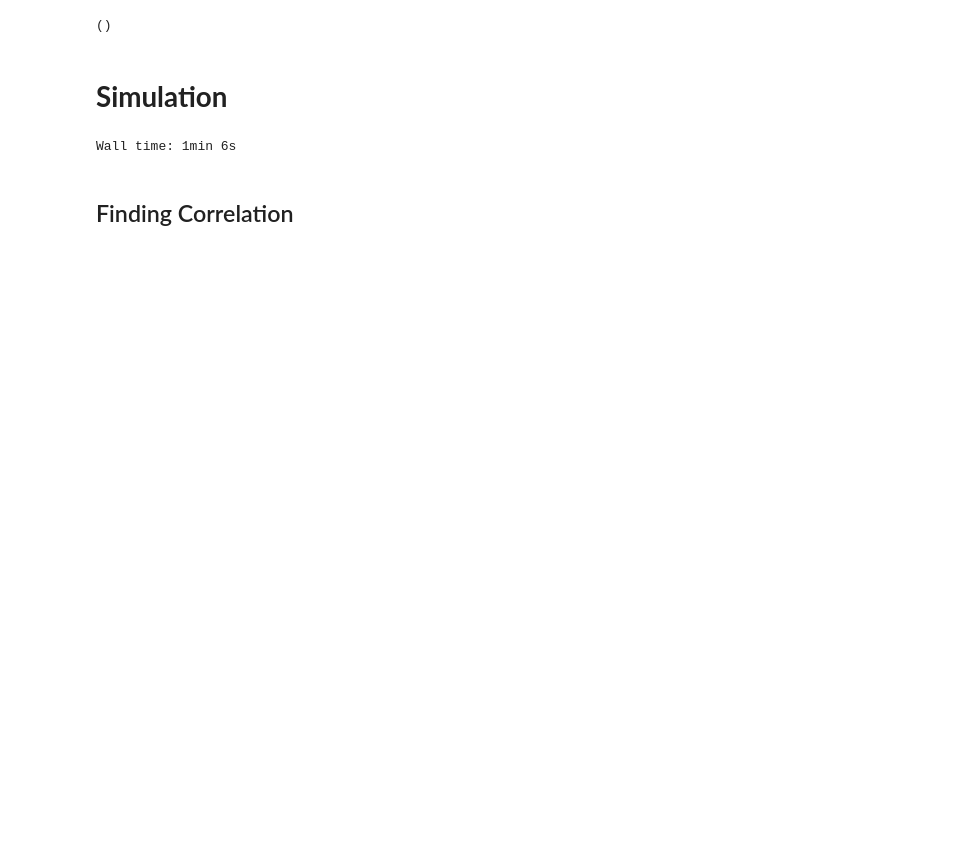
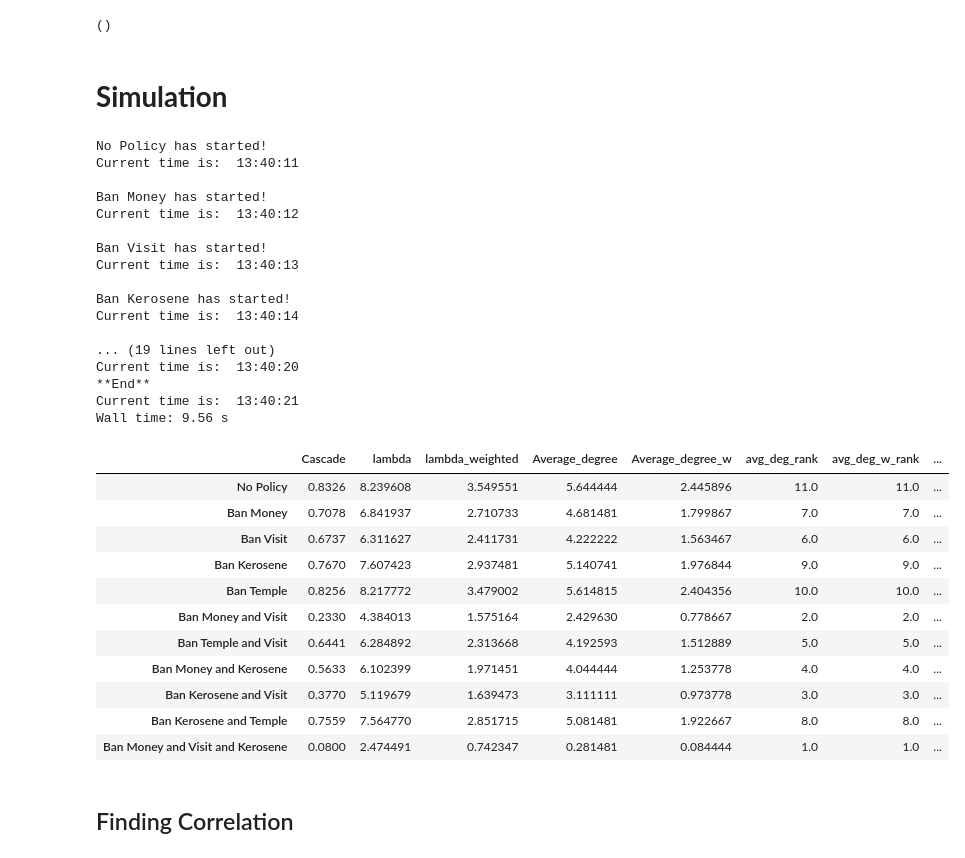
Before and after one commit to MahdiShahrabi/COVID19-Simulation, a Jupyter notebook: Simulation-NLDS/NLDS-Simulation.ipynb, the cells around one changed output. Drawn from its saved outputs; the diff is of its cells as text; code cells hidden in the pictures; blank space fills up the shorter version.

```diff
--- a/Simulation-NLDS/NLDS-Simulation.ipynb
+++ b/Simulation-NLDS/NLDS-Simulation.ipynb
@@ -87,16 +87,20 @@ def find_Cascade_Lambda(G,number_seed,repeat):
 
 
     w,v = np.linalg.eigh(nx.adjacency_matrix(G,weight=None).A)
-    Lambda=  np.round(max(w),4)
+    Lambda=  max(w)
     w,v = np.linalg.eigh(nx.adjacency_matrix(G,weight='weight').A)
-    Lambda_weighted =  np.round(max(w),4)
+    Lambda_weighted =  max(w)
 
-    avg_deg = np.round(2*G.number_of_edges()/G.number_of_nodes(),3)
+    avg_deg = 2*G.number_of_edges()/G.number_of_nodes()
+
+    w_dict = nx.get_edge_attributes(G,'weight')
+    weights = [v for k,v in w_dict.items()]
+    avg_dge_weighted = 2*sum(weights)/G.number_of_nodes()
 
     out_des = pd.DataFrame(OUT).describe()
 
     out = {'Cascade':np.round(out_des.loc['mean','Cascade'],4),'lambda':Lambda,'lambda_weighted':Lambda_weighted,
-           'Average_degree':avg_deg}
+           'Average_degree':avg_deg,'Average_degree_w':avg_dge_weighted}
 
     return(out)
 # %%
@@ -129,6 +133,7 @@ def Policy_lambda_cascade_table(i,repeat,number_seed,P={'m':0.2,'v':0.3,'k':0.25
     Results = pd.DataFrame(res,index=res_ind)
 
     Results['avg_deg_rank'] = Results['Average_degree'].rank(method='min')
+    Results['avg_deg_w_rank'] = Results['Average_degree_w'].rank(method='min')
 
     Results['d_Cas'] = Results['Cascade'] - Results.loc['No Policy','Cascade']
     Results['d_Cas_rank'] = Results['d_Cas'].rank(method='min')
@@ -146,15 +151,43 @@ def Policy_lambda_cascade_table(i,repeat,number_seed,P={'m':0.2,'v':0.3,'k':0.25
 # %%
 %%time
 Policy={'No Policy':{},'Ban Money':{'m':0},'Ban Visit':{'v':0},'Ban Kerosene':{'k':0},'Ban Temple':{'t':0},
         'Ban Money and Visit':{'m':0,'v':0},'Ban Temple and Visit':{'t':0,'v':0},
         'Ban Money and Kerosene':{'m':0,'k':0},'Ban Kerosene and Visit':{'k':0,'v':0},
-        'Ban Kerosene and Temple':{'k':0,'t':0},'
-        Ban Money and Visit and Kerosene':{'m':0,'v':0,'k':0}}
-temp = Policy_lambda_cascade_table(i=34,repeat=200,number_seed=10,P={'m':0.3,'v':0.3,'k':0.3,'t':0.3},
-                                   Policy = Policy,pnt=False)
+        'Ban Kerosene and Temple':{'k':0,'t':0},
+        'Ban Money and Visit and Kerosene':{'m':0,'v':0,'k':0}}
+temp = Policy_lambda_cascade_table(i=4,repeat=20,number_seed=10,P={'m':0.3,'v':0.3,'k':0.3,'t':0.3},
+                                   Policy = Policy,pnt=True)
 temp
 # %% [output]
-Wall time: 1min 6s
+No Policy has started!
+Current time is:  13:40:11
+
+Ban Money has started!
+Current time is:  13:40:12
+
+Ban Visit has started!
+Current time is:  13:40:13
+
+Ban Kerosene has started!
+Current time is:  13:40:14
+
+... (19 lines left out)
+Current time is:  13:40:20
+**End**
+Current time is:  13:40:21
+Wall time: 9.56 s
+|  | Cascade | lambda | lambda_weighted | Average_degree | Average_degree_w | avg_deg_rank | avg_deg_w_rank | ... |
+| No Policy | 0.8326 | 8.239608 | 3.549551 | 5.644444 | 2.445896 | 11.0 | 11.0 | ... |
+| Ban Money | 0.7078 | 6.841937 | 2.710733 | 4.681481 | 1.799867 | 7.0 | 7.0 | ... |
+| Ban Visit | 0.6737 | 6.311627 | 2.411731 | 4.222222 | 1.563467 | 6.0 | 6.0 | ... |
+| Ban Kerosene | 0.7670 | 7.607423 | 2.937481 | 5.140741 | 1.976844 | 9.0 | 9.0 | ... |
+| Ban Temple | 0.8256 | 8.217772 | 3.479002 | 5.614815 | 2.404356 | 10.0 | 10.0 | ... |
+| Ban Money and Visit | 0.2330 | 4.384013 | 1.575164 | 2.429630 | 0.778667 | 2.0 | 2.0 | ... |
+| Ban Temple and Visit | 0.6441 | 6.284892 | 2.313668 | 4.192593 | 1.512889 | 5.0 | 5.0 | ... |
+| Ban Money and Kerosene | 0.5633 | 6.102399 | 1.971451 | 4.044444 | 1.253778 | 4.0 | 4.0 | ... |
+| Ban Kerosene and Visit | 0.3770 | 5.119679 | 1.639473 | 3.111111 | 0.973778 | 3.0 | 3.0 | ... |
+| Ban Kerosene and Temple | 0.7559 | 7.564770 | 2.851715 | 5.081481 | 1.922667 | 8.0 | 8.0 | ... |
+| Ban Money and Visit and Kerosene | 0.0800 | 2.474491 | 0.742347 | 0.281481 | 0.084444 | 1.0 | 1.0 | ... |
 # %% [markdown]
 ## Finding Correlation
 # %%
```
Also changed, not shown: parts of 3 cells of this notebook.
